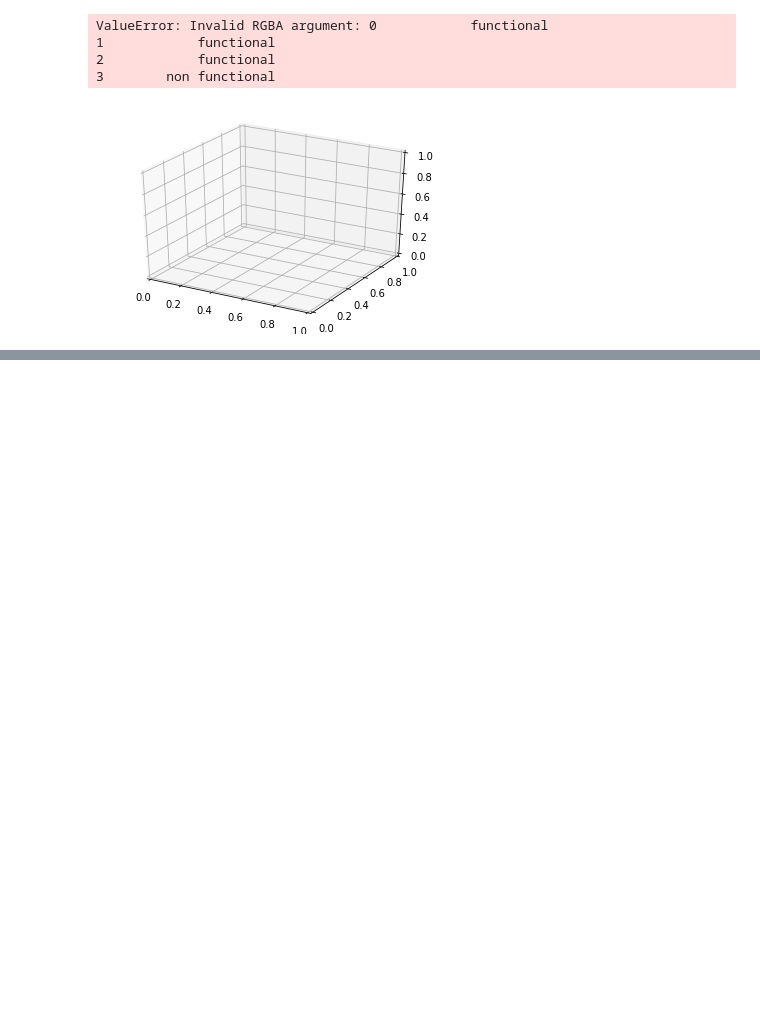
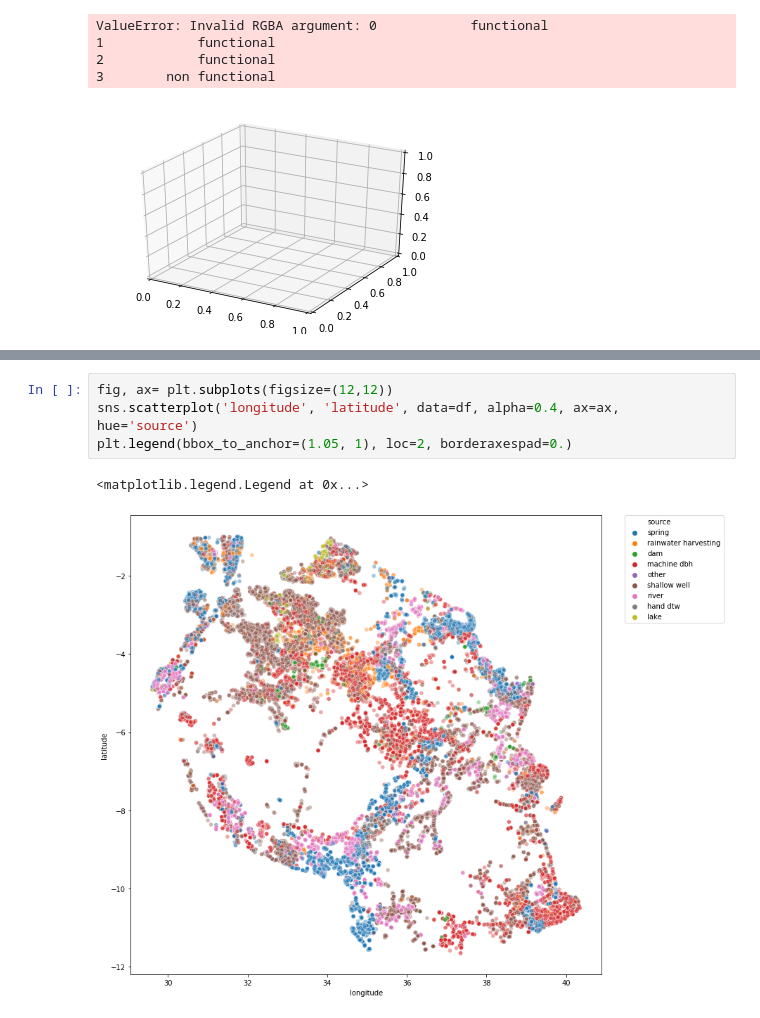
Before and after one commit to HeeebsInc/Mod3Project, a Jupyter notebook: Notebooks/JM/1.0-JMB-initial_EDA.ipynb, the cells around one changed output, grey strips where cells are left out. Drawn from its saved outputs; the diff is of its cells as text; blank space fills up the shorter version.

Commit message:
more visual code

```diff
--- a/Notebooks/JM/1.0-JMB-initial_EDA.ipynb
+++ b/Notebooks/JM/1.0-JMB-initial_EDA.ipynb
@@ -332,0 +339,7 @@ def rfe_fit(x, y):
+# %%
+fig, ax= plt.subplots(figsize=(12,12))
+sns.scatterplot('longitude', 'latitude', data=df, alpha=0.4, ax=ax, hue='source')
+plt.legend(bbox_to_anchor=(1.05, 1), loc=2, borderaxespad=0.)
+# %% [output]
+<matplotlib.legend.Legend at 0x...>
+[figure, added]
```
Also changed, not shown: parts of 6 cells of this notebook.
